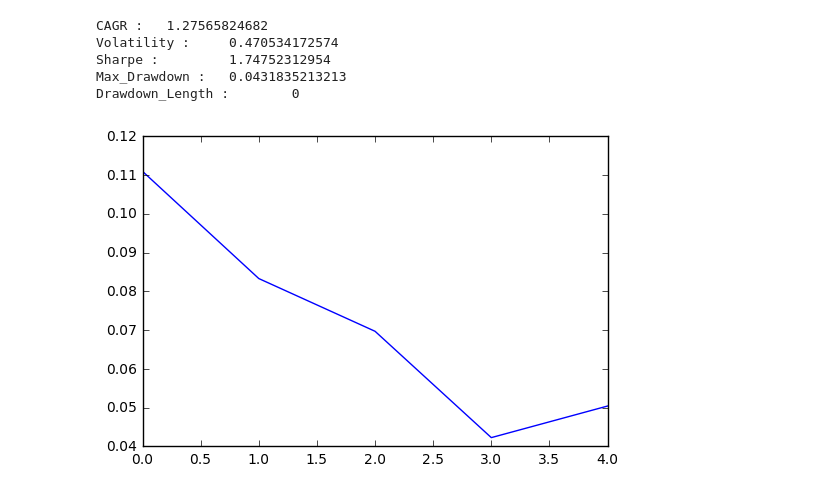
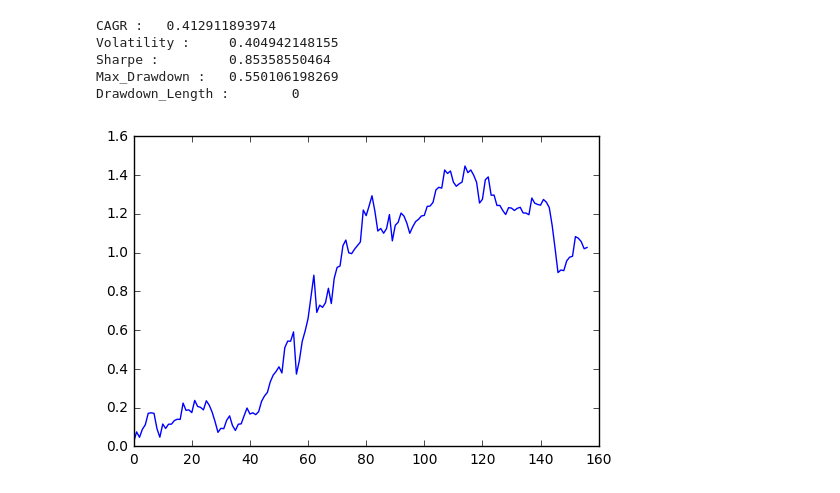
Before and after one commit to BaruchMFE2016/BaruchMFEInvestment, a Jupyter notebook: bt_new.ipynb, the cells around one changed output. Saved outputs shown, nothing was run; the diff lists cells and outputs as text; code cells hidden in the pictures.

```diff
--- a/bt_new.ipynb
+++ b/bt_new.ipynb
@@ -59,14 +59,11 @@ Scale each factor
 Winsorize with +/- 3 std
 Done
 # %%
-start = time()
-start_date = datetime(2016, 12, 1)
+%%time
+start_date = datetime(2014, 1, 1)
 end_date = datetime(2016, 12, 31)
 factor_names = list(factors.keys())
 spcalc = RegressionPtflSpcalc(all_factor_names=factor_names)
 bt = BackTest(univ=univ, factor_exp_mat=factor_exp_mat, daterange=[start_date, end_date], sp_calc=spcalc, rebal=1)
 ptfl_lst, pnl_lst = bt.calc_pnl(silent=False, has_short=True)
-end = time()
-
-print(end - start)
 # %% [output]
@@ -79,15 +105,15 @@ print(end - start)
 # %%
 bt.calc_pa(silent=False)
 # %% [output]
-CAGR :   1.27565824682
-Volatility :     0.470534172574
-Sharpe :         1.74752312954
-Max_Drawdown :   0.0431835213213
+CAGR :   0.412911893974
+Volatility :     0.404942148155
+Sharpe :         0.85358550464
+Max_Drawdown :   0.550106198269
 Drawdown_Length :        0
 # %%
-plt.plot(np.cumsum(pnl_lst))
+plt.plot(np.cumsum(pnl_lst['pnl']))
 plt.show()
 # %% [output]
-[figure, old version]
+[figure, new version]
 # %%
 bt.pnl_lst.to_csv('output/pnl_final_pre.csv')
```
Also changed, not shown: parts of 5 cells of this notebook, 8 other files.
